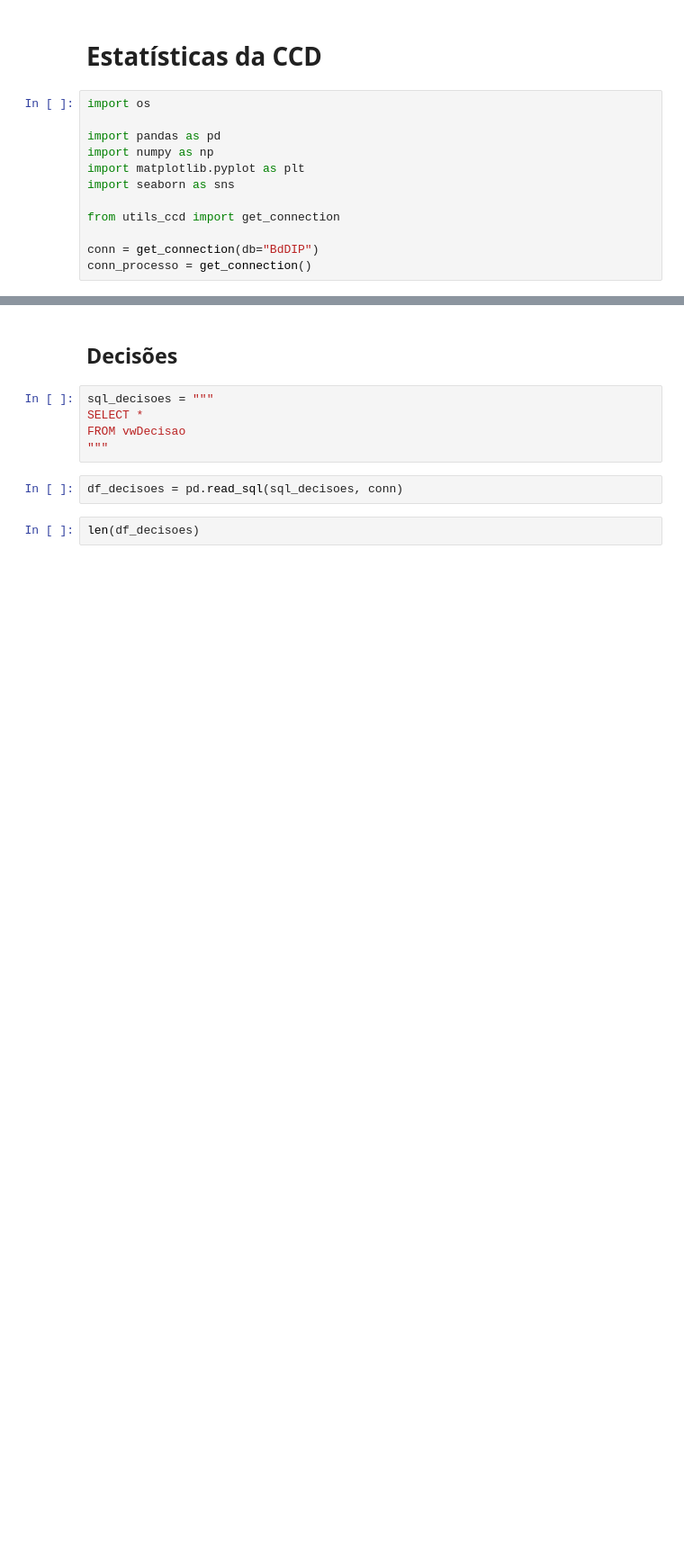
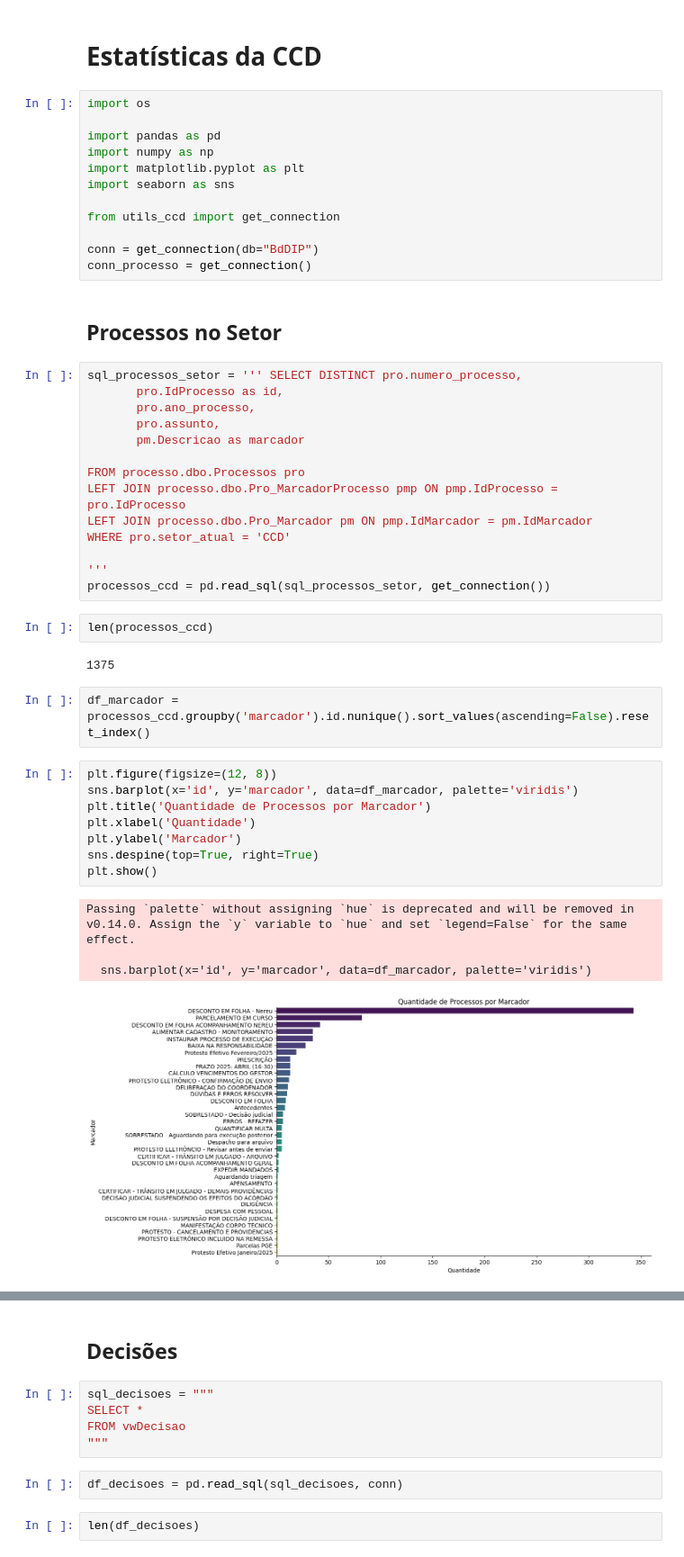
Before and after one commit to eduardoplima/ccd, a Jupyter notebook: scripts/stats_ccd.ipynb, the cells around one changed output, grey strips where cells are left out. Shown at 90% size. Saved outputs shown, nothing was run; the diff lists cells and outputs as text; blank space fills up the shorter version.

```diff
--- a/scripts/stats_ccd.ipynb
+++ b/scripts/stats_ccd.ipynb
@@ -12,3 +12,38 @@ from utils_ccd import get_connection
 
 conn = get_connection(db="BdDIP")
 conn_processo = get_connection()
+# %% [markdown]
+## Processos no Setor
+# %%
+sql_processos_setor = ''' SELECT DISTINCT pro.numero_processo,
+       pro.IdProcesso as id,
+       pro.ano_processo,
+       pro.assunto,
+       pm.Descricao as marcador
+
+FROM processo.dbo.Processos pro
+LEFT JOIN processo.dbo.Pro_MarcadorProcesso pmp ON pmp.IdProcesso = pro.IdProcesso
+LEFT JOIN processo.dbo.Pro_Marcador pm ON pmp.IdMarcador = pm.IdMarcador
+WHERE pro.setor_atual = 'CCD'
+
+'''
+processos_ccd = pd.read_sql(sql_processos_setor, get_connection())
+# %%
+len(processos_ccd)
+# %% [output]
+1375
+# %%
+df_marcador = processos_ccd.groupby('marcador').id.nunique().sort_values(ascending=False).reset_index()
+# %%
+plt.figure(figsize=(12, 8))
+sns.barplot(x='id', y='marcador', data=df_marcador, palette='viridis')
+plt.title('Quantidade de Processos por Marcador')
+plt.xlabel('Quantidade')
+plt.ylabel('Marcador')
+sns.despine(top=True, right=True)
+plt.show()
+# %% [output]
+Passing `palette` without assigning `hue` is deprecated and will be removed in v0.14.0. Assign the `y` variable to `hue` and set `legend=False` for the same effect.
+
+  sns.barplot(x='id', y='marcador', data=df_marcador, palette='viridis')
+[figure, added]
```
Also changed, not shown: parts of 2 cells of this notebook, 24 other files.
